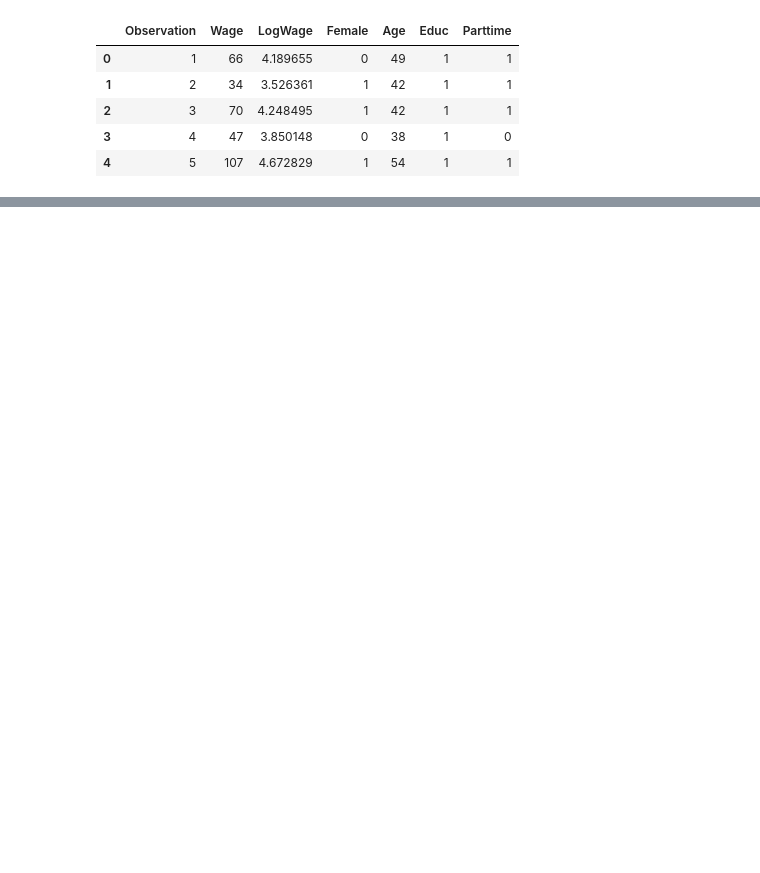
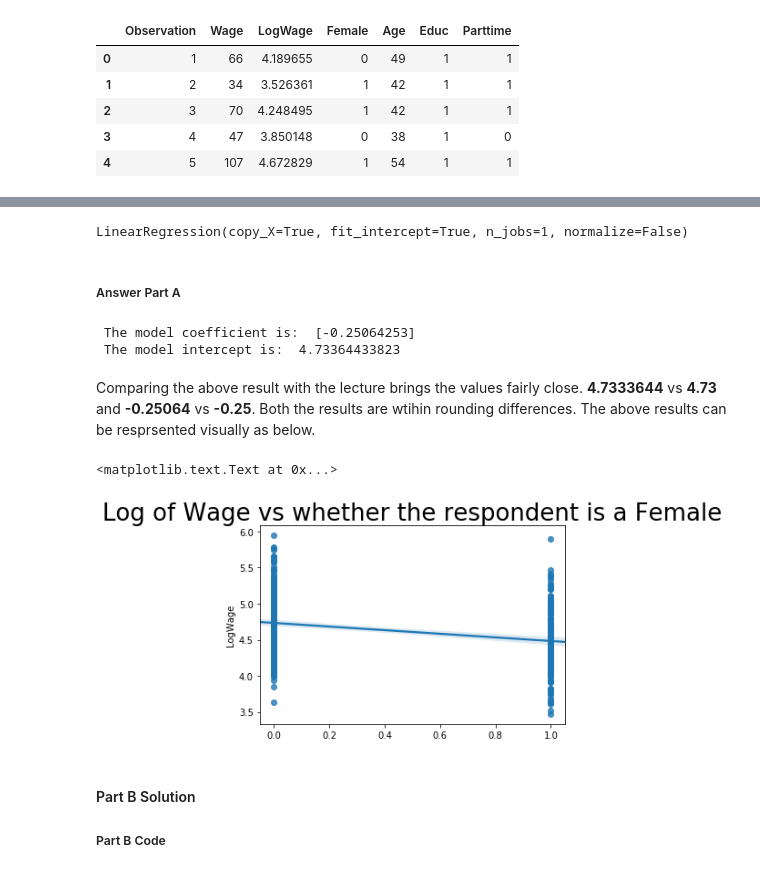
Before and after one commit to DheerajAgarwal/Econometrics, a Jupyter notebook: W2/Week_2_Multiple_Regression_Ex1.ipynb, the cells around one changed output, grey strips where cells are left out. Drawn from its saved outputs; the diff is of its cells as text; code cells hidden in the pictures; blank space fills up the shorter version.

Commit message:
Training exer 1 completed

```diff
--- a/W2/Week_2_Multiple_Regression_Ex1.ipynb
+++ b/W2/Week_2_Multiple_Regression_Ex1.ipynb
@@ -29,0 +56,18 @@ TrainExer1.head()
+# %%
+X = TrainExer1.Female.values.reshape(-1,1) # sklearn expects the feature (independent variable to be in a shape (N,1))
+Y = TrainExer1.LogWage # sklearn expects the feature (dependent variable to be in a shape (N,)). Test using X.shape
+# %%
+model = lm.LinearRegression()
+model.fit(X,Y)
+# %% [output]
+LinearRegression(copy_X=True, fit_intercept=True, n_jobs=1, normalize=False)
+# %% [markdown]
+##### Answer Part A
+# %%
+print(" The model coefficient is: ", model.coef_)
+print(" The model intercept is: ", model.intercept_)
+# %% [output]
+ The model coefficient is:  [-0.25064253]
+ The model intercept is:  4.73364433823
+# %% [markdown]
+Comparing the above result with the lecture brings the values fairly close. **4.7333644** vs **4.73** and **-0.25064** vs **-0.25**.  Both the results are wtihin rounding differences. The above results can be resprsented visually as below.
@@ -29,0 +79,9 @@ TrainExer1.head()
+# %%
+plot = sns.regplot(X,Y)
+plot.axes.set_title("Log of Wage vs whether the respondent is a Female", fontsize = 26)
+# %% [output]
+<matplotlib.text.Text at 0x...>
+[figure, added]
+# %% [markdown]
+#### Part B Solution
+##### Part B Code
```
Also changed, not shown: parts of 15 cells of this notebook.
